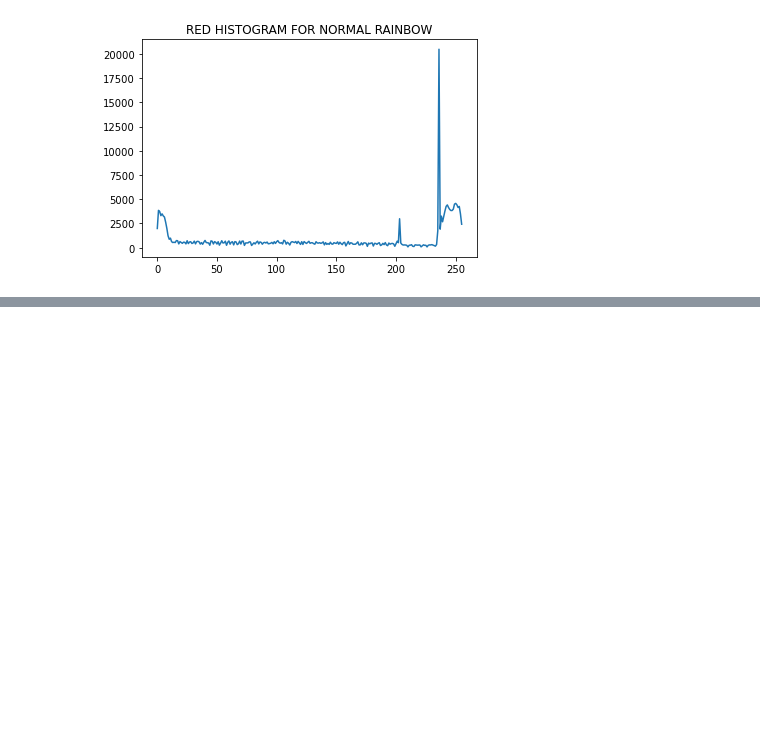
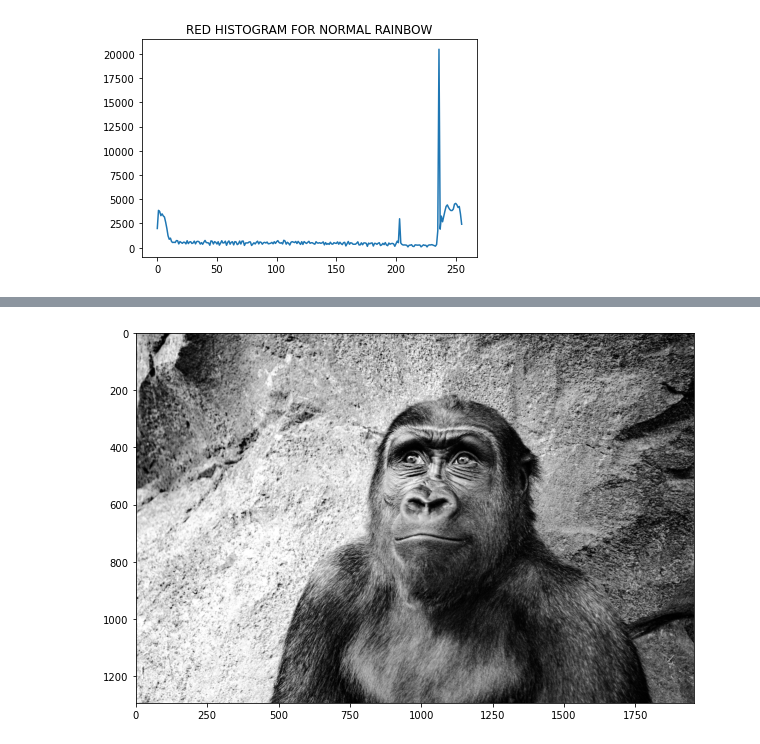
Before and after one commit to ASMohamedFaheemAnver/AIStudy, a Jupyter notebook: imge-processing/histograms.ipynb, the cells around one changed output, grey strips where cells are left out. Saved outputs shown, nothing was run; the diff lists cells and outputs as text; code cells hidden in the pictures; blank space fills up the shorter version.

```diff
--- a/imge-processing/histograms.ipynb
+++ b/imge-processing/histograms.ipynb
@@ -105,0 +125,6 @@ Text(0.5, 1.0, 'RED HISTOGRAM FOR NORMAL RAINBOW')
+# %%
+eq_gorilla = cv2.equalizeHist(gorilla)
+# %%
+display(eq_gorilla, cmap="gray")
+# %% [output]
+[figure, added]
```
Also changed, not shown: parts of 17 cells of this notebook, 1 other file.
